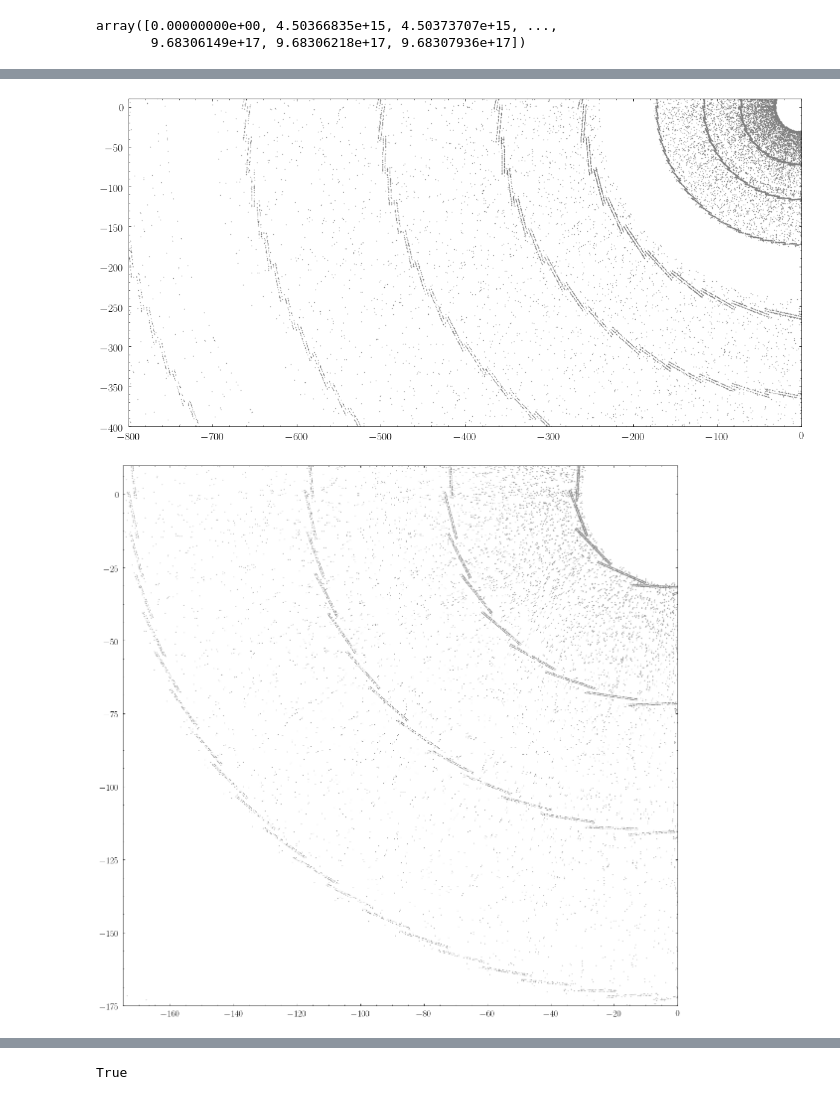
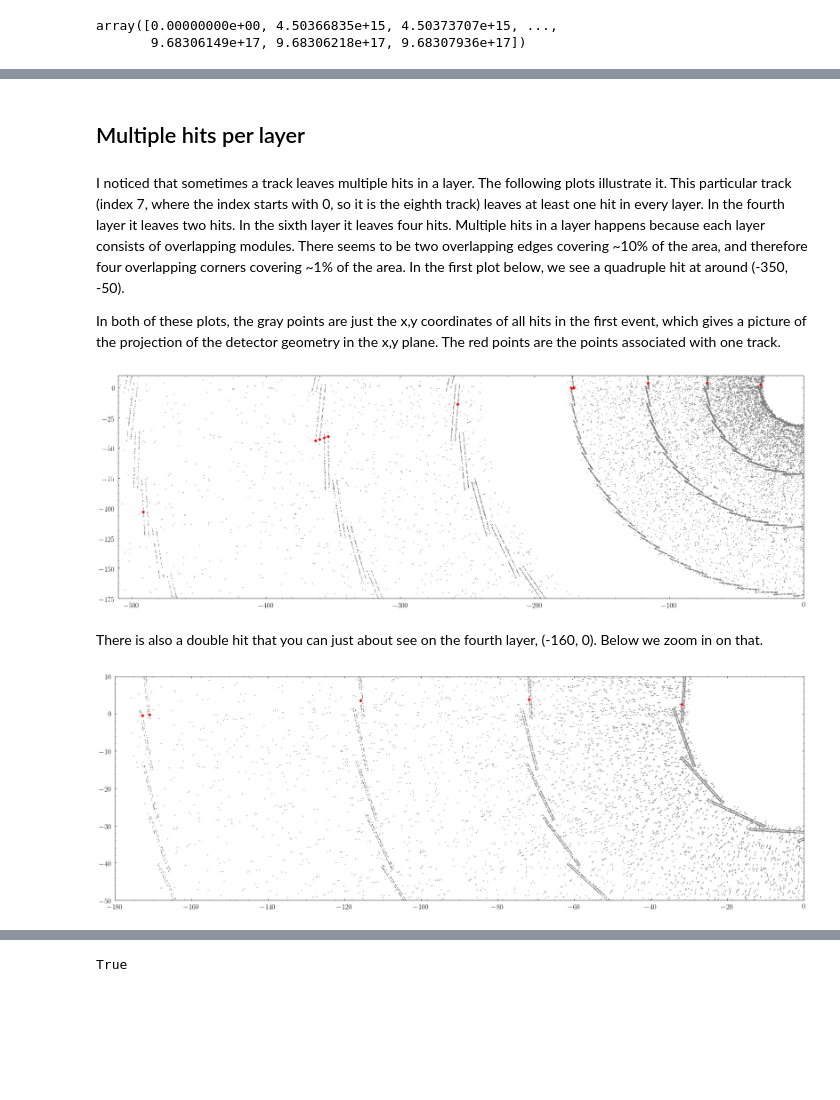
Before and after one commit to jxi24/TrackML, a Jupyter notebook: Jacks_plots.ipynb, the cells around one changed output, grey strips where cells are left out. Drawn from its saved outputs; the diff is of its cells as text; code cells hidden in the pictures; blank space fills up the shorter version.

```diff
--- a/Jacks_plots.ipynb
+++ b/Jacks_plots.ipynb
@@ -115,7 +139,13 @@ for i in range(numtracks):
     colors.append('C' + str(i))
     sizes.append(1)
 for i in range(numtracks):
-    ax1.scatter(track_hits_list_xyz[i][:,0],track_hits_list_xyz[i][:,1],s=sizes[i],color=colors[i])
-    ax2.scatter(track_hits_list_xyz[i][:,2],track_hits_list_xyz[i][:,1],s=sizes[i],color=colors[i])
+    ax1.scatter(track_hits_list_xyz[i][:,1],track_hits_list_xyz[i][:,0],s=sizes[i],color=colors[i])
+    ax2.scatter(track_hits_list_xyz[i][:,2],track_hits_list_xyz[i][:,0],s=sizes[i],color=colors[i])
+
+ax1.set_ylabel("x / mm")
+ax1.set_xlabel("y / mm")
+ax2.set_ylabel("x / mm")
+ax2.set_xlabel("z / mm")
+plt.tight_layout()
 plt.show()
 # %% [output]
@@ -123,32 +175,38 @@ plt.show()
+# %% [markdown]
+## Multiple hits per layer
+# %% [markdown]
+I noticed that sometimes a track leaves multiple hits in a layer. The following plots illustrate it. This particular track (index 7, where the index starts with 0, so it is the eighth track) leaves at least one hit in every layer. In the fourth layer it leaves two hits. In the sixth layer it leaves four hits. Multiple hits in a layer happens because each layer consists of overlapping modules. There seems to be two overlapping edges covering ~10% of the area, and therefore four overlapping corners covering ~1% of the area. In the first plot below, we see a quadruple hit at around (-350, -50).
+
+In both of these plots, the gray points are just the x,y coordinates of all hits in the first event, which gives a picture of the projection of the detector geometry in the x,y plane. The red points are the points associated with one track.
 # %%
-numtracks = 100
-plt.figure(figsize=(20,10))
-ax2 = plt.subplot2grid((1,3), (0, 0), colspan=3)
-colors = ['0.5']
-sizes = [0.2]
+tracknum = 7
+plt.figure(figsize=(30,10))
+colors = ['0.9']
+sizes = [0.1]
 for i in range(numtracks):
-    colors.append('0.5')
-    sizes.append(0.2)
-i=0
-ax2.scatter(hits_xyz[:,0],hits_xyz[:,1],s=sizes[i],color=colors[i])
-ax2.set_xlim([-800,0])
-ax2.set_ylim([-400,10])
+    colors.append('C' + str(i))
+    sizes.append(5)
+plt.scatter(hits_xyz[:,0],hits_xyz[:,1],s=1,color='0.5')
+plt.scatter(track_hits_list_xyz[tracknum][:,0],track_hits_list_xyz[tracknum][:,1],s=30,color='red')
+plt.xlim([-510,0])
+plt.ylim([-175,10])
 plt.show()
 # %% [output]
-[figure, old version]
+[figure, new version]
+# %% [markdown]
+There is also a double hit that you can just about see on the fourth layer, (-160, 0). Below we zoom in on that.
 # %%
-numtracks = 100
-plt.figure(figsize=(20,20))
-ax2 = plt.subplot2grid((1,3), (0, 0), colspan=3)
-colors = ['0.5']
-sizes = [0.2]
+tracknum = 7
+plt.figure(figsize=(30,10))
+colors = ['0.9']
+sizes = [0.1]
 for i in range(numtracks):
-    colors.append('0.5')
-    sizes.append(0.2)
-i=0
-ax2.scatter(hits_xyz[:,0],hits_xyz[:,1],s=sizes[i],color=colors[i])
-ax2.set_xlim([-175,0])
-ax2.set_ylim([-175,10])
+    colors.append('C' + str(i))
+    sizes.append(5)
+plt.scatter(hits_xyz[:,0],hits_xyz[:,1],s=1,color='0.5')
+plt.scatter(track_hits_list_xyz[tracknum][:,0],track_hits_list_xyz[tracknum][:,1],s=30,color='red')
+plt.xlim([-180,0])
+plt.ylim([-50,10])
 plt.show()
 # %% [output]
-[figure, old version]
+[figure, new version]
```
Also changed, not shown: parts of 38 cells of this notebook.
